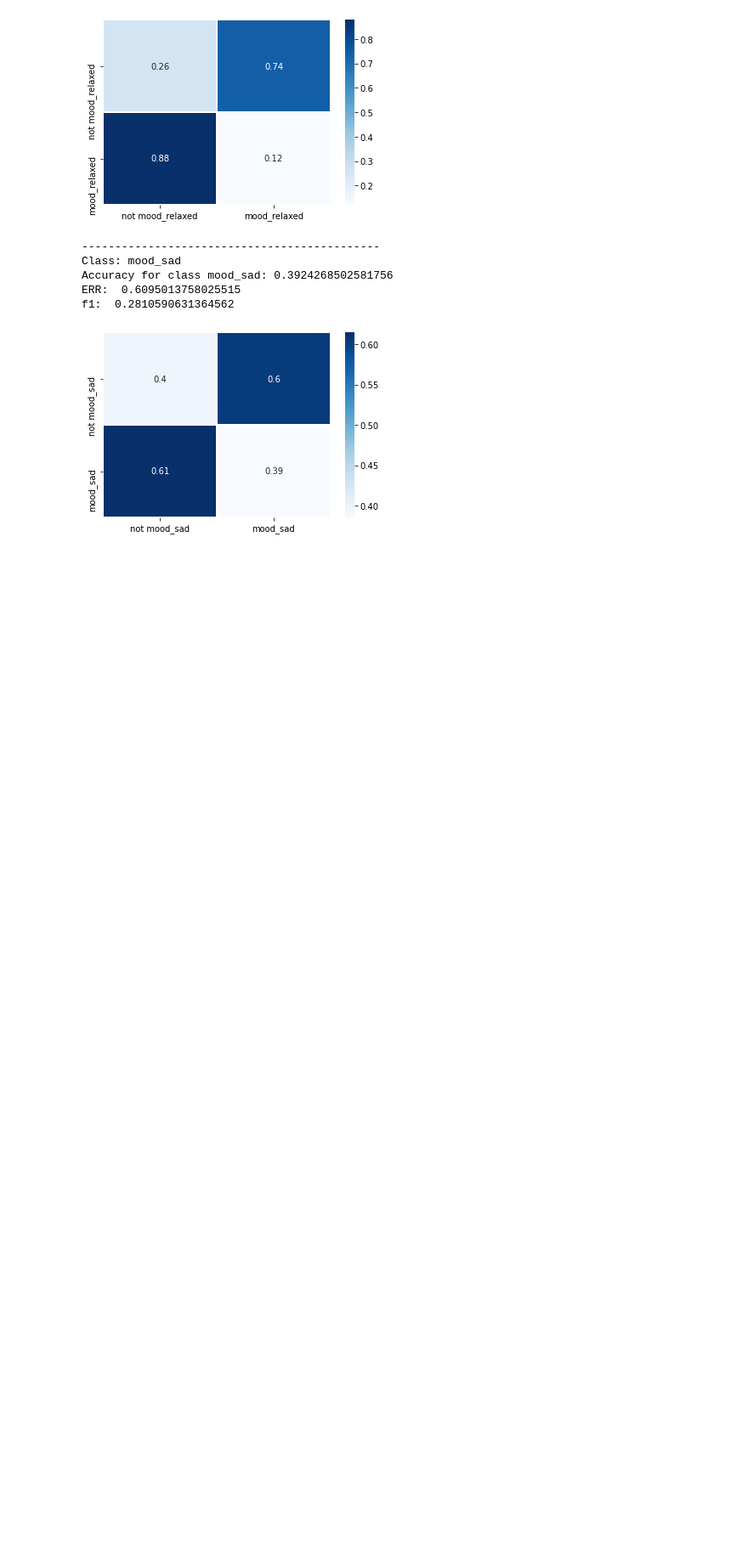
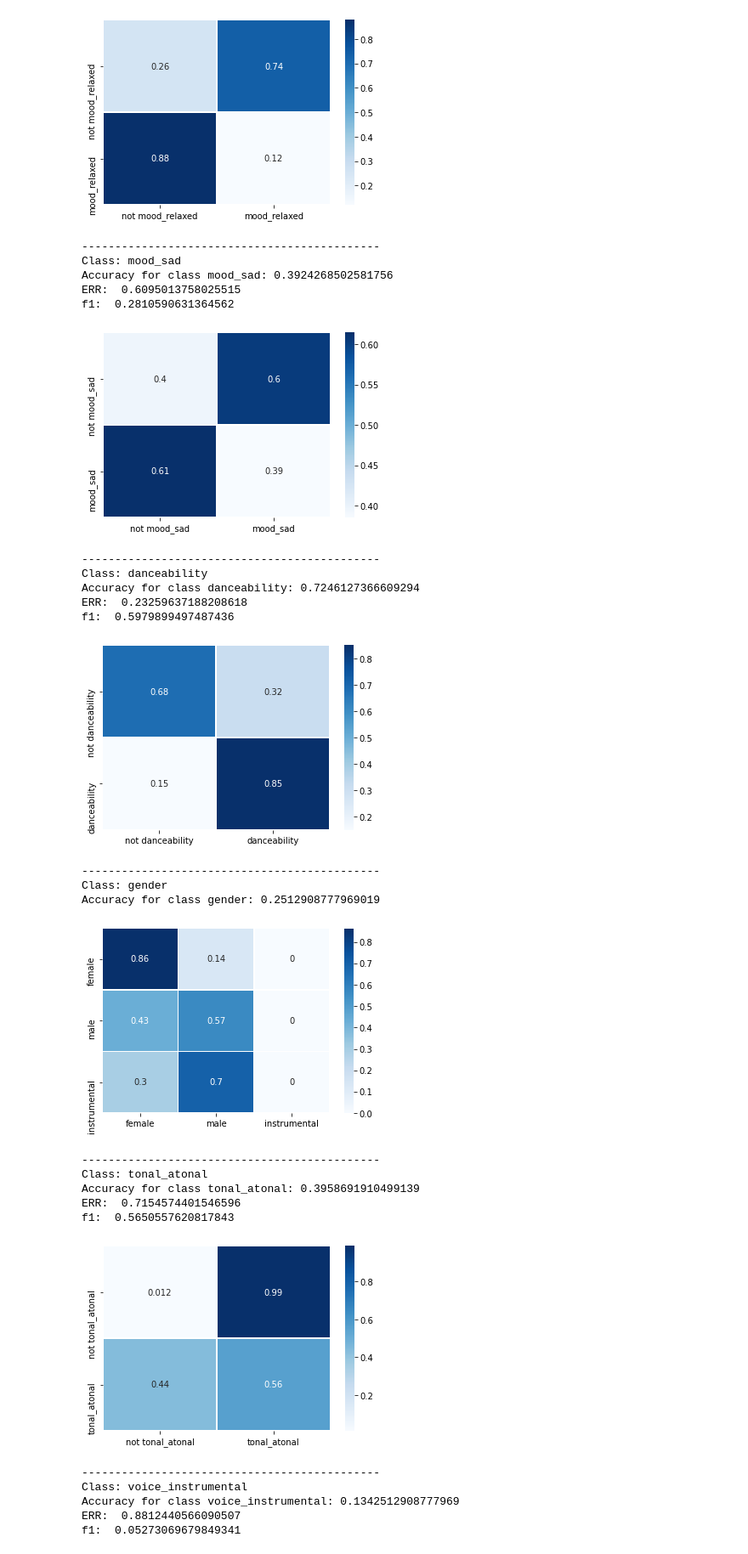
Before and after one commit to RonFrancesca/AnalysisEssentiamodels-MTGJamendodataset, a Jupyter notebook: Large-scale music data analysis assignment.ipynb, the cells around one changed output. Shown: that part at 85% size. Drawn from its saved outputs; the diff is of its cells as text; code cells hidden in the pictures; blank space fills up the shorter version.

```diff
--- a/Large-scale music data analysis assignment.ipynb
+++ b/Large-scale music data analysis assignment.ipynb
@@ -558,24 +549,28 @@ for track in single_track_path:
       mood_pred_vgg = pred
     elif pred_path[0] == 'misccnn':
       misc_pred_cnn = pred
-      #add the other
+    elif pred_path[0] == 'miscvgg':
+      misc_pred_vgg = pred
 
-  with open(mood_gt) as mood_gt, open(misc_gt) as misc_gt, open(mood_pred_cnn) as mood_pred_cnn, open (mood_pred_vgg) as mood_pred_vgg, open(misc_pred_cnn) as misc_pred_cnn:
+  with open(mood_gt) as mood_gt, open(misc_gt) as misc_gt, open(mood_pred_cnn) as mood_pred_cnn, open (mood_pred_vgg) as mood_pred_vgg, open(misc_pred_cnn) as misc_pred_cnn, open(misc_pred_vgg) as misc_pred_vgg:
     mood_gt_dict = json.load(mood_gt)
     misc_gt_dict = json.load(misc_gt)
     mood_pred_cnn_dict = json.load(mood_pred_cnn)
     misc_pred_cnn_dict = json.load(misc_pred_cnn)
     mood_pred_vgg_dict = json.load(mood_pred_vgg)
+    misc_pred_vgg_dict = json.load(misc_pred_vgg)
 
   for cls in mood_classes:
     mood_gt_classification.append(mood_gt_dict[cls])
     mood_cnn_classification.append(mood_pred_cnn_dict[cls])
     mood_vgg_classification.append(mood_pred_vgg_dict[cls])
 
+
   for cls in misc_classes:
     misc_gt_classification.append(misc_gt_dict[cls])
     misc_cnn_classification.append(misc_pred_cnn_dict[cls])
-    #misc_vgg_classification.append(mood_pred_vgg_dict[cls])
+    misc_vgg_classification.append(misc_pred_vgg_dict[cls])
+
 
   for cls in mood_gt_classification_dict.keys():
     mood_gt_classification_dict[cls].append(mood_gt_dict[cls])
@@ -585,6 +580,8 @@ for track in single_track_path:
   for cls in misc_gt_classification_dict.keys():
     misc_gt_classification_dict[cls].append(misc_gt_dict[cls])
     misc_cnn_classification_dict[cls].append(misc_pred_cnn_dict[cls])
+    misc_vgg_classification_dict[cls].append(misc_pred_vgg_dict[cls])
+    print(len(misc_vgg_classification_dict[cls]))
 
   total_track += 1
 
@@ -635,6 +650,14 @@ for mood_class in mood_gt_classification_dict.keys():
   pred_mood_class_vgg = mood_vgg_classification_dict[mood_class]
   accuracy_mood_class_vgg = accuracy_score(gt_mood_class, pred_mood_class_vgg)
   print("Accuracy for class {}: {}".format(mood_class, accuracy_mood_class_vgg))
+
+print('\n')
+#single accuracy for miscelnnaous cnn
+for misc_class in misc_gt_classification_dict.keys():
+  gt_misc_class = list(map(int, misc_gt_classification_dict[misc_class]))
+  pred_misc_class = misc_vgg_classification_dict[misc_class]
+  accurcay_misc_class = accuracy_score(gt_misc_class, pred_misc_class)
+  print("Accuracy for class {}: {}".format(misc_class, accurcay_misc_class))
 # %% [output]
 Accuracy for class mood_acoustic: 0.6781411359724613
 Accuracy for class mood_aggressive: 0.8898450946643718
@@ -838,3 +861,55 @@ Accuracy for class mood_sad: 0.3924268502581756
 ERR:  0.6095013758025515
 f1:  0.2810590631364562
 [figure]
+# %%
+# plot all confusion matrix for misc...
+for misc_class in misc_gt_classification_dict.keys():
+  print('---------------------------------------------')
+  print('Class:', misc_class)
+  gt_misc_class = list(map(int, misc_gt_classification_dict[misc_class]))
+  pred_misc_class = misc_vgg_classification_dict[misc_class]
+
+  if misc_class == 'gender':
+    label = ['female', 'male', 'instrumental']
+    matrix_test = confusion_matrix(gt_misc_class, pred_misc_class, normalize='true')
+    #print(matrix_test)
+    accuracy_misc_class = accuracy_score(gt_misc_class, pred_misc_class)
+    print("Accuracy for class {}: {}".format(misc_class, accuracy_misc_class))
+    ax = sns.heatmap(matrix_test, linewidth=0.5, annot=True, cmap="Blues", xticklabels= label, yticklabels= label)
+    plt.show()
+  else:
+    matrix_test = confusion_matrix(gt_misc_class, pred_misc_class, normalize='true')
+    #print(matrix_test)
+    accuracy_misc_class = accuracy_score(gt_misc_class, pred_misc_class)
+    print("Accuracy for class {}: {}".format(misc_class, accuracy_misc_class))
+    tn, fp, fn, tp = matrix_test.ravel()
+    ERR = (fp + fn)/(tn + tp + fp + fn)
+    print("ERR: ", ERR)
+    f1 = f1_score(gt_misc_class, pred_misc_class)
+    precision = precision_score(gt_misc_class, pred_misc_class)
+    recall = recall_score(gt_misc_class, pred_misc_class)
+    print("f1: ", f1)
+    ax = sns.heatmap(matrix_test, linewidth=0.5, annot=True, cmap="Blues", xticklabels= ['not ' + misc_class, misc_class], yticklabels= ['not ' + misc_class, misc_class])
+    plt.show()
+# %% [output]
+---------------------------------------------
+Class: danceability
+Accuracy for class danceability: 0.7246127366609294
+ERR:  0.23259637188208618
+f1:  0.5979899497487436
+[figure, added]
+---------------------------------------------
+Class: gender
+Accuracy for class gender: 0.2512908777969019
+[figure, added]
+---------------------------------------------
+Class: tonal_atonal
+Accuracy for class tonal_atonal: 0.3958691910499139
+ERR:  0.7154574401546596
+f1:  0.5650557620817843
+[figure, added]
+---------------------------------------------
+Class: voice_instrumental
+Accuracy for class voice_instrumental: 0.1342512908777969
+ERR:  0.8812440566090507
+f1:  0.05273069679849341
```
Also changed, not shown: parts of 13 cells of this notebook.
